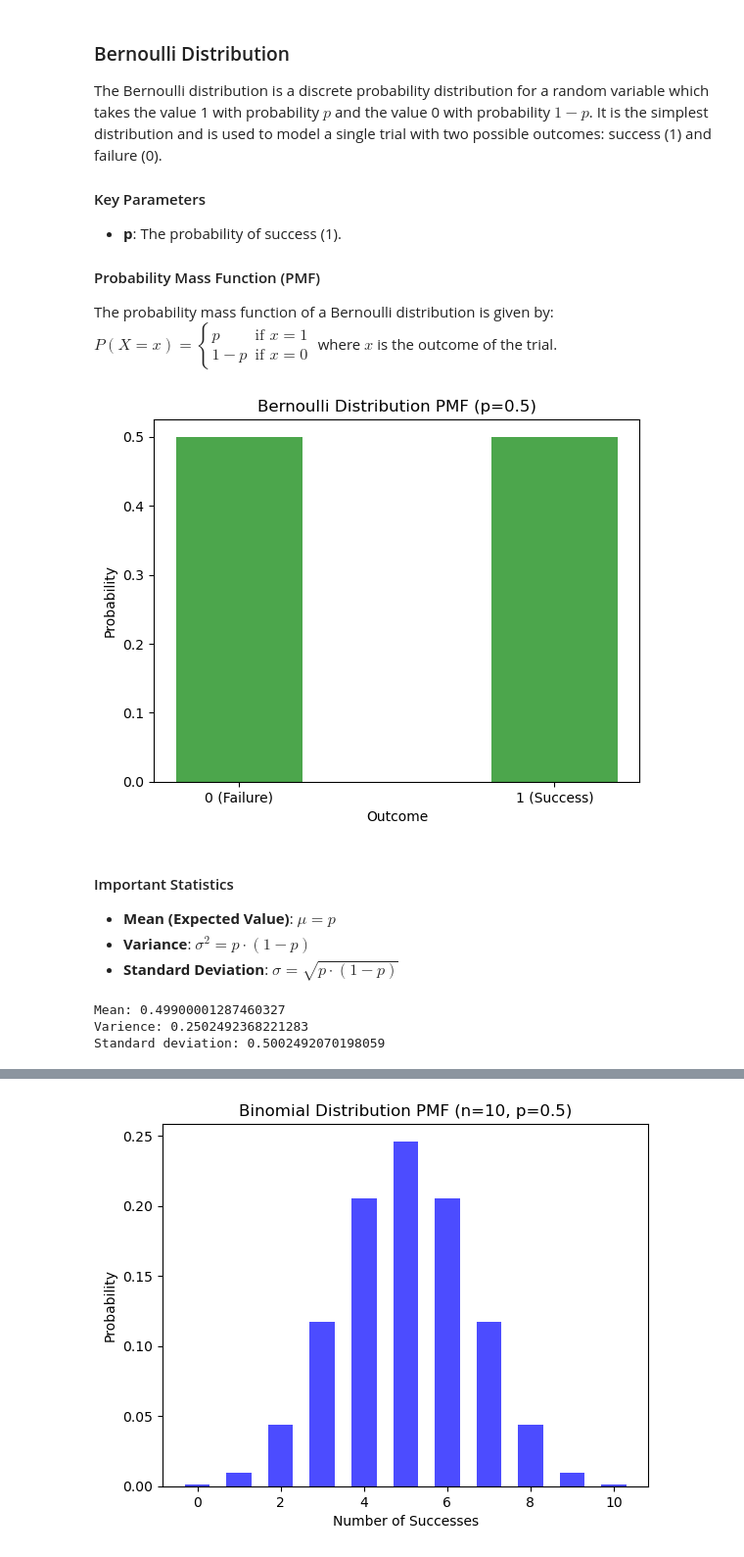
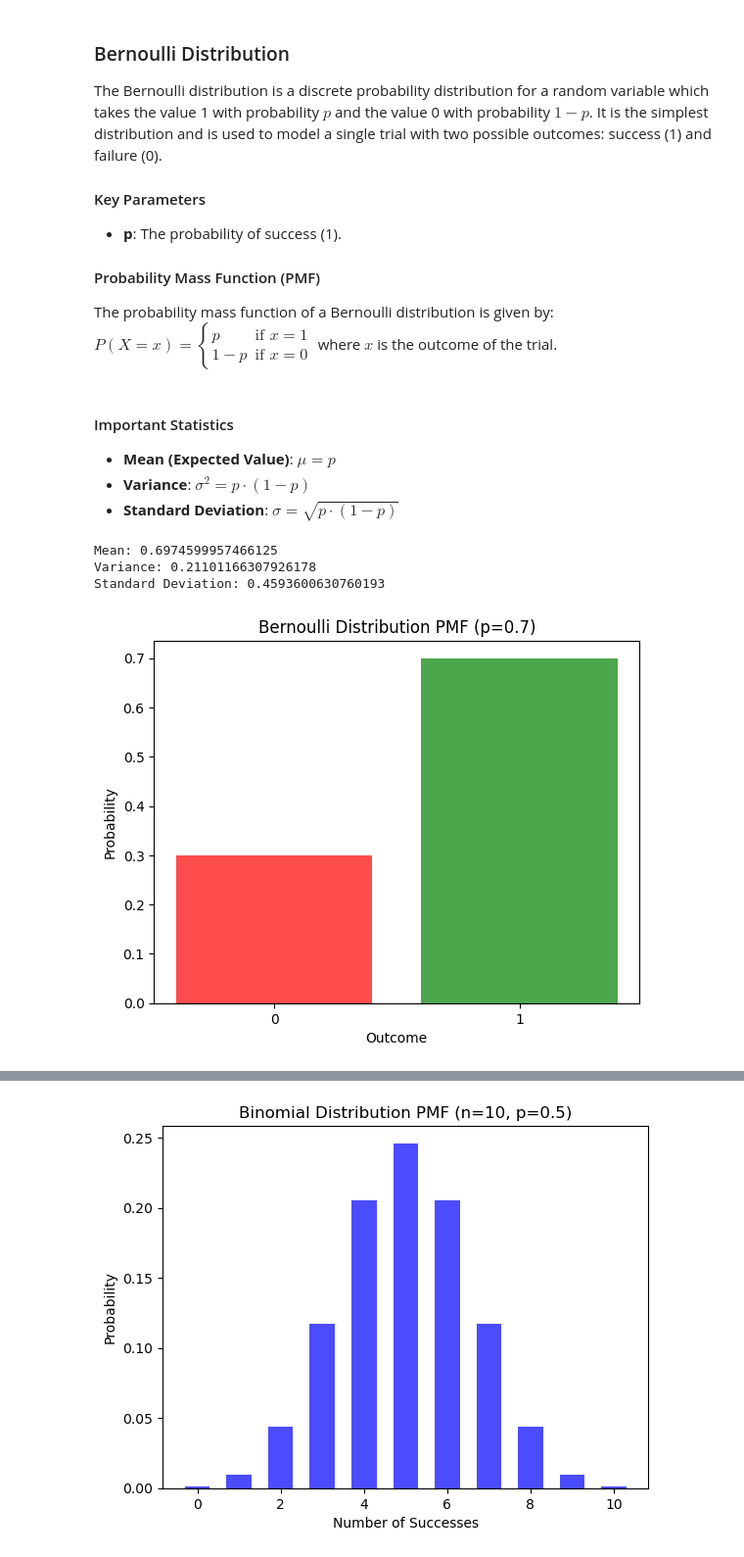
Before and after one commit to emmsam30/deep-learning-notebooks, a Jupyter notebook: introduction/distributions_sampling.ipynb, the cells around one changed output, grey strips where cells are left out. Shown at 98% size. Drawn from its saved outputs; the diff is of its cells as text; code cells hidden in the pictures.

Commit message:
clean up old notes

```diff
--- a/introduction/distributions_sampling.ipynb
+++ b/introduction/distributions_sampling.ipynb
@@ -19,37 +19,35 @@ p & \text{if } x = 1 \\
 \end{cases}
 $
 where $ x $ is the outcome of the trial.
-# %%
-# Bernoulli distribution
-bernoulli = dist.Bernoulli((torch.tensor([0.5])))
-
-# Possible outcomes
-x = torch.tensor([0, 1], dtype=torch.float32)
-
-# Calculate the PMF for each outcome
-pmf = bernoulli.probs
-
-# Plot the PMF
-plt.bar(x.numpy(), pmf.numpy(), width=0.4, color='green', alpha=0.7)
-plt.xticks([0, 1], ['0 (Failure)', '1 (Success)'])
-plt.xlabel('Outcome')
-plt.ylabel('Probability')
-plt.title('Bernoulli Distribution PMF (p=0.5)')
-plt.show()
-# %% [output]
-[figure, removed]
 # %% [markdown]
 #### Important Statistics
 - **Mean (Expected Value)**: $ \mu = p $
 - **Variance**: $ \sigma^2 = p \cdot (1 - p) $
 - **Standard Deviation**: $ \sigma = \sqrt{p \cdot (1 - p)} $
-# %%
-samples = [bernoulli.sample() for _ in range(1000)]
-print(f"Mean: {torch.mean((torch.stack(samples)))}")
-print(f"Varience: {torch.var((torch.stack(samples)))}")
-print(f"Standard deviation: {torch.std((torch.stack(samples)))}")
-# %% [output]
-Mean: 0.49900001287460327
-Varience: 0.2502492368221283
-Standard deviation: 0.5002492070198059
+# %%
+# Bernoulli distribution
+# 0.7 probability
+bernoulli = dist.Bernoulli((torch.tensor([0.7])))
+
+samples = [bernoulli.sample() for _ in range(100000)]
+
+print(f"Mean: {torch.mean(torch.stack(samples))}")
+print(f"Variance: {torch.var(torch.stack(samples))}")
+print(f"Standard Deviation: {torch.std(torch.stack(samples))}")
+
+# Note that you can play around with the probability, and also the number of samples to get a different
+# result. You will see as the number of samples increase, your probabilities will look more like what
+# you set out
+pmf = bernoulli.probs
+plt.bar([0, 1], [1 - bernoulli.probs.item(), bernoulli.probs.item()], color=['red', 'green'], alpha=0.7)
+plt.xticks([0, 1])
+plt.xlabel('Outcome')
+plt.ylabel('Probability')
+plt.title('Bernoulli Distribution PMF (p=0.7)')
+plt.show()
+# %% [output]
+Mean: 0.6974599957466125
+Variance: 0.21101166307926178
+Standard Deviation: 0.4593600630760193
+[figure, added]
 # %% [markdown]
```
Also changed, not shown: parts of 9 cells of this notebook, 1 other file.
